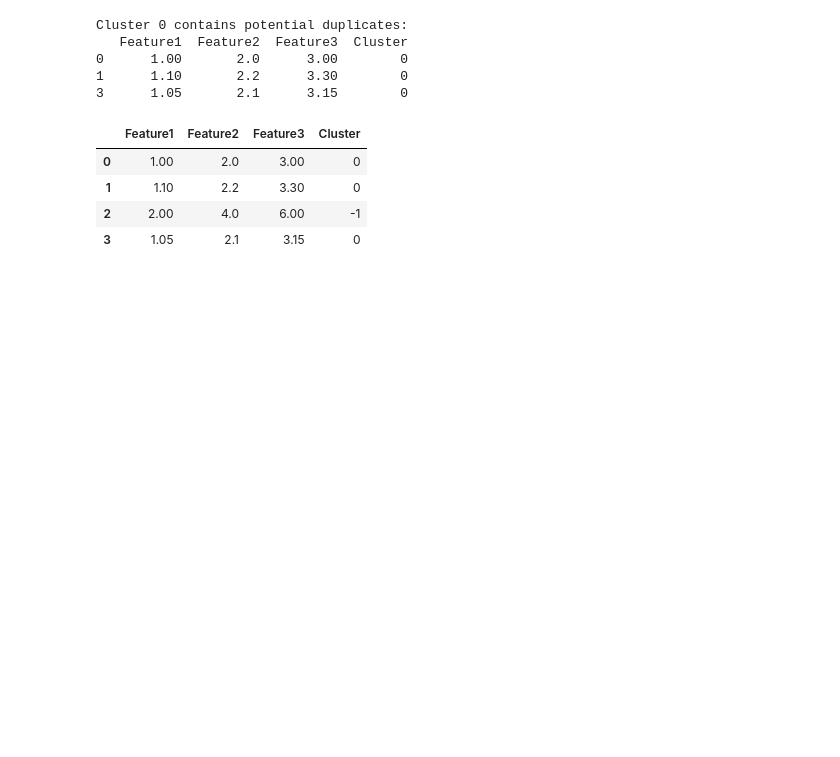
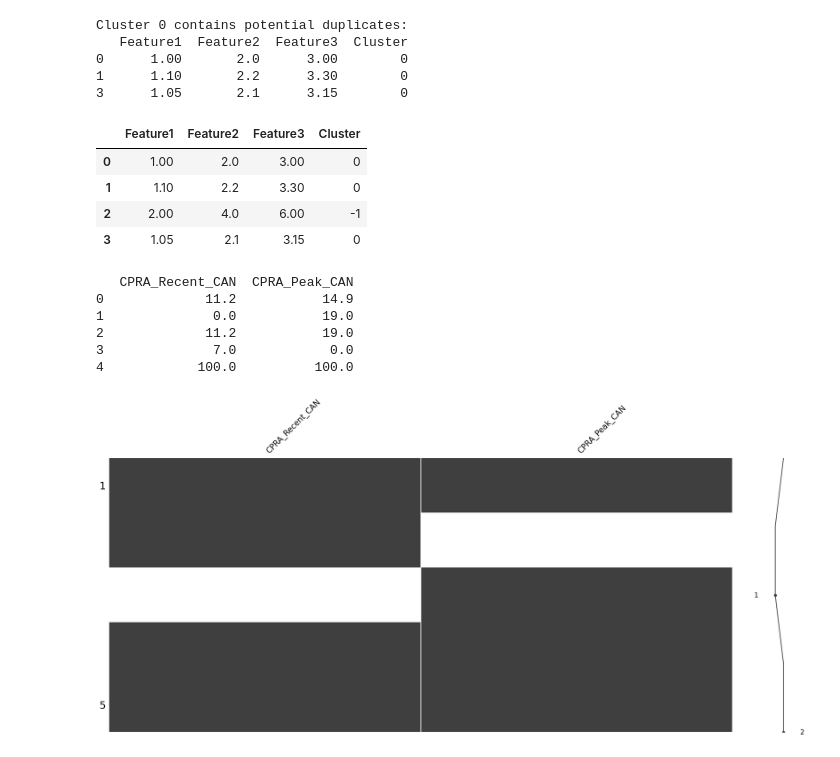
Before and after one commit to SirErikPak/Profolio, a Jupyter notebook: UNOS/Notebook/Untitled1.ipynb, the cells around one changed output. Drawn from its saved outputs; the diff is of its cells as text; code cells hidden in the pictures; blank space fills up the shorter version.

```diff
--- a/UNOS/Notebook/Untitled1.ipynb
+++ b/UNOS/Notebook/Untitled1.ipynb
@@ -393,3 +393,36 @@ df
 | 1 | 1.10 | 2.2 | 3.30 | 0 |
 | 2 | 2.00 | 4.0 | 6.00 | -1 |
 | 3 | 1.05 | 2.1 | 3.15 | 0 |
+# %%
+import pandas as pd
+import numpy as np
+from statsmodels.imputation.mice import MICEData
+
+# Create a DataFrame with missing values
+df = pd.DataFrame({
+    'CPRA_Recent_CAN': [11.2, 0.0, np.nan, 7.0, 100.0],
+    'CPRA_Peak_CAN': [14.9, np.nan, 19.0, 0.0, 100.0]
+})
+
+# Apply MICE (Multiple Imputation by Chained Equations)
+mice_data = MICEData(df)
+imputed_data = mice_data.data
+
+# View the imputed dataset
+print(imputed_data)
+# %% [output]
+   CPRA_Recent_CAN  CPRA_Peak_CAN
+0             11.2           14.9
+1              0.0           19.0
+2             11.2           19.0
+3              7.0            0.0
+4            100.0          100.0
+# %%
+import missingno as msno
+import matplotlib.pyplot as plt
+
+# Visualize missing data
+msno.matrix(df)
+plt.show()
+# %% [output]
+[figure, added]
```
Also changed, not shown: parts of 14 cells of this notebook, 3 other files.
